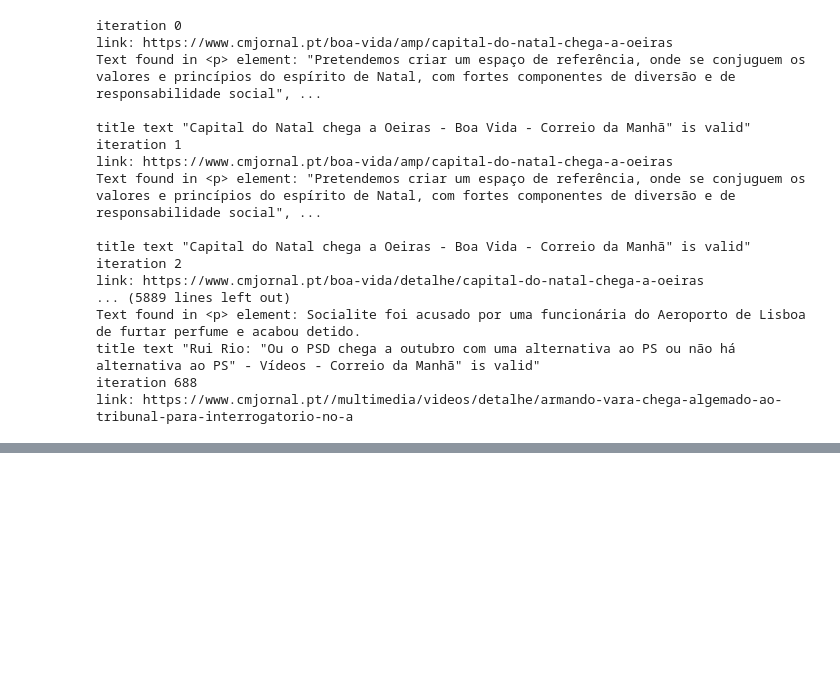
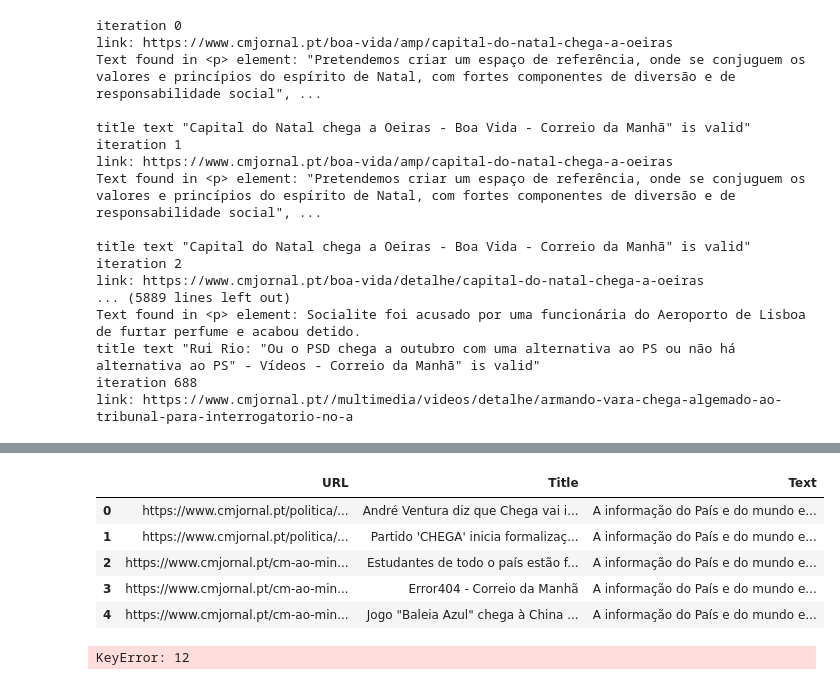
Before and after one commit to hxnn3sgit/FDS_Project, a Jupyter notebook: jupyter_notebooks/project_1st_del_João_Hannes.ipynb, the cells around one changed output, grey strips where cells are left out. Drawn from its saved outputs; the diff is of its cells as text; code cells hidden in the pictures; blank space fills up the shorter version.

Commit message:
checkpoint to store url, title and text in a dataframe

```diff
--- a/jupyter_notebooks/project_1st_del_João_Hannes.ipynb
+++ b/jupyter_notebooks/project_1st_del_João_Hannes.ipynb
@@ -254,0 +338,13 @@ link: https://www.cmjornal.pt//multimedia/videos/detalhe/armando-vara-chega-alge
+# %%
+df_newspaper_values.head()
+# %% [output]
+|  | URL | Title | Text |
+| 0 | https://www.cmjornal.pt/politica/... | André Ventura diz que Chega vai i... | A informação do País e do mundo e... |
+| 1 | https://www.cmjornal.pt/politica/... | Partido 'CHEGA' inicia formalizaç... | A informação do País e do mundo e... |
+| 2 | https://www.cmjornal.pt/cm-ao-min... | Estudantes de todo o país estão f... | A informação do País e do mundo e... |
+| 3 | https://www.cmjornal.pt/cm-ao-min... | Error404 - Correio da Manhã | A informação do País e do mundo e... |
+| 4 | https://www.cmjornal.pt/cm-ao-min... | Jogo "Baleia Azul" chega à China ... | A informação do País e do mundo e... |
+# %%
+df_newspaper_values[12][1]
+# %% [output]
+KeyError: 12
```
Also changed, not shown: parts of 3 cells of this notebook, 5 other files.
